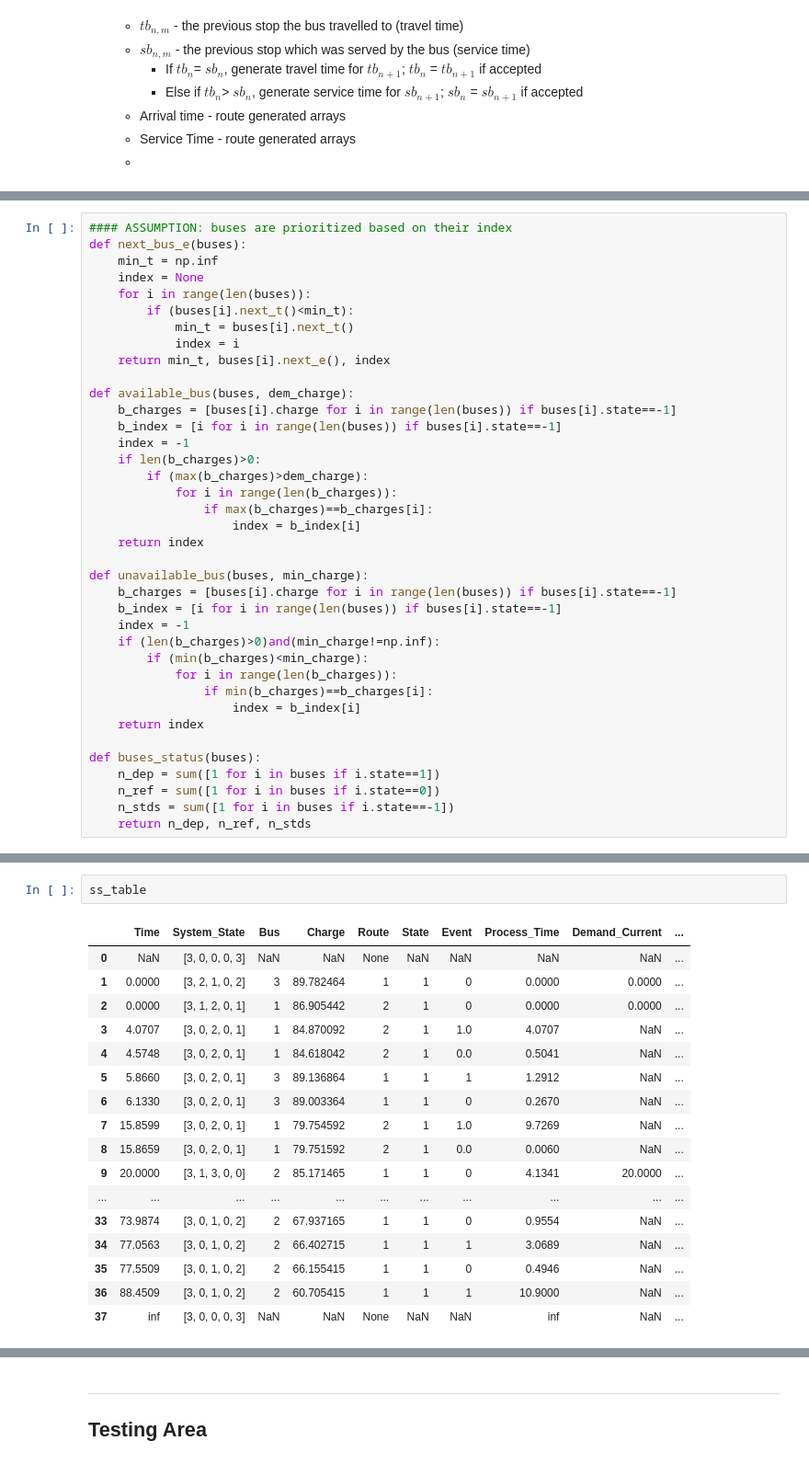
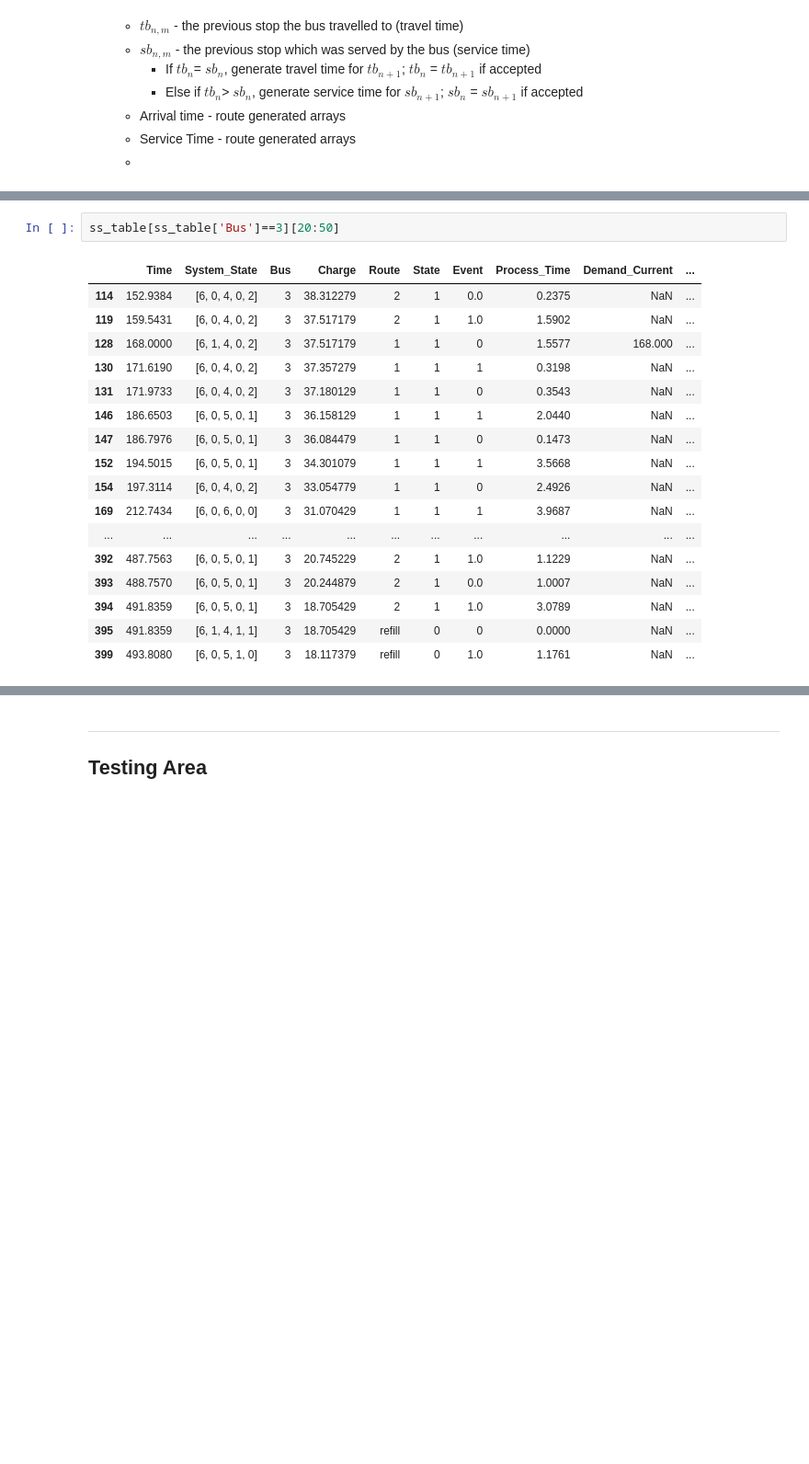
Before and after one commit to krishrao9/IOE574_Project, a Jupyter notebook: program.ipynb, the cells around one changed output, grey strips where cells are left out. Shown at 92% size. Saved outputs shown, nothing was run; the diff lists cells and outputs as text; blank space fills up the shorter version.

```diff
--- a/program.ipynb
+++ b/program.ipynb
@@ -79,39 +61 @@ routes
-# %%
-#### ASSUMPTION: buses are prioritized based on their index
-def next_bus_e(buses):
-    min_t = np.inf
-    index = None
-    for i in range(len(buses)):
-        if (buses[i].next_t()<min_t):
-            min_t = buses[i].next_t()
-            index = i
-    return min_t, buses[i].next_e(), index
-
-def available_bus(buses, dem_charge):
-    b_charges = [buses[i].charge for i in range(len(buses)) if buses[i].state==-1]
-    b_index = [i for i in range(len(buses)) if buses[i].state==-1]
-    index = -1
-    if len(b_charges)>0:
-        if (max(b_charges)>dem_charge):
-            for i in range(len(b_charges)):
-                if max(b_charges)==b_charges[i]:
-                    index = b_index[i]
-    return index
-
-def unavailable_bus(buses, min_charge):
-    b_charges = [buses[i].charge for i in range(len(buses)) if buses[i].state==-1]
-    b_index = [i for i in range(len(buses)) if buses[i].state==-1]
-    index = -1
-    if (len(b_charges)>0)and(min_charge!=np.inf):
-        if (min(b_charges)<min_charge):
-            for i in range(len(b_charges)):
-                if min(b_charges)==b_charges[i]:
-                    index = b_index[i]
-    return index
-
-def buses_status(buses):
-    n_dep = sum([1 for i in buses if i.state==1])
-    n_ref = sum([1 for i in buses if i.state==0])
-    n_stds = sum([1 for i in buses if i.state==-1])
-    return n_dep, n_ref, n_stds
 # %% [markdown]
@@ -461,23 +401,23 @@ See the caveats in the documentation: https://pandas.pydata.org/pandas-docs/stab
 # %%
-ss_table
+ss_table[ss_table['Bus']==3][20:50]
 # %% [output]
 |  | Time | System_State | Bus | Charge | Route | State | Event | Process_Time | Demand_Current | ... |
-| 0 | NaN | [3, 0, 0, 0, 3] | NaN | NaN | None | NaN | NaN | NaN | NaN | ... |
-| 1 | 0.0000 | [3, 2, 1, 0, 2] | 3 | 89.782464 | 1 | 1 | 0 | 0.0000 | 0.0000 | ... |
-| 2 | 0.0000 | [3, 1, 2, 0, 1] | 1 | 86.905442 | 2 | 1 | 0 | 0.0000 | 0.0000 | ... |
-| 3 | 4.0707 | [3, 0, 2, 0, 1] | 1 | 84.870092 | 2 | 1 | 1.0 | 4.0707 | NaN | ... |
-| 4 | 4.5748 | [3, 0, 2, 0, 1] | 1 | 84.618042 | 2 | 1 | 0.0 | 0.5041 | NaN | ... |
-| 5 | 5.8660 | [3, 0, 2, 0, 1] | 3 | 89.136864 | 1 | 1 | 1 | 1.2912 | NaN | ... |
-| 6 | 6.1330 | [3, 0, 2, 0, 1] | 3 | 89.003364 | 1 | 1 | 0 | 0.2670 | NaN | ... |
-| 7 | 15.8599 | [3, 0, 2, 0, 1] | 1 | 79.754592 | 2 | 1 | 1.0 | 9.7269 | NaN | ... |
-| 8 | 15.8659 | [3, 0, 2, 0, 1] | 1 | 79.751592 | 2 | 1 | 0.0 | 0.0060 | NaN | ... |
-| 9 | 20.0000 | [3, 1, 3, 0, 0] | 2 | 85.171465 | 1 | 1 | 0 | 4.1341 | 20.0000 | ... |
+| 114 | 152.9384 | [6, 0, 4, 0, 2] | 3 | 38.312279 | 2 | 1 | 0.0 | 0.2375 | NaN | ... |
+| 119 | 159.5431 | [6, 0, 4, 0, 2] | 3 | 37.517179 | 2 | 1 | 1.0 | 1.5902 | NaN | ... |
+| 128 | 168.0000 | [6, 1, 4, 0, 2] | 3 | 37.517179 | 1 | 1 | 0 | 1.5577 | 168.000 | ... |
+| 130 | 171.6190 | [6, 0, 4, 0, 2] | 3 | 37.357279 | 1 | 1 | 1 | 0.3198 | NaN | ... |
+| 131 | 171.9733 | [6, 0, 4, 0, 2] | 3 | 37.180129 | 1 | 1 | 0 | 0.3543 | NaN | ... |
+| 146 | 186.6503 | [6, 0, 5, 0, 1] | 3 | 36.158129 | 1 | 1 | 1 | 2.0440 | NaN | ... |
+| 147 | 186.7976 | [6, 0, 5, 0, 1] | 3 | 36.084479 | 1 | 1 | 0 | 0.1473 | NaN | ... |
+| 152 | 194.5015 | [6, 0, 5, 0, 1] | 3 | 34.301079 | 1 | 1 | 1 | 3.5668 | NaN | ... |
+| 154 | 197.3114 | [6, 0, 4, 0, 2] | 3 | 33.054779 | 1 | 1 | 0 | 2.4926 | NaN | ... |
+| 169 | 212.7434 | [6, 0, 6, 0, 0] | 3 | 31.070429 | 1 | 1 | 1 | 3.9687 | NaN | ... |
 | ... | ... | ... | ... | ... | ... | ... | ... | ... | ... | ... |
-| 33 | 73.9874 | [3, 0, 1, 0, 2] | 2 | 67.937165 | 1 | 1 | 0 | 0.9554 | NaN | ... |
-| 34 | 77.0563 | [3, 0, 1, 0, 2] | 2 | 66.402715 | 1 | 1 | 1 | 3.0689 | NaN | ... |
-| 35 | 77.5509 | [3, 0, 1, 0, 2] | 2 | 66.155415 | 1 | 1 | 0 | 0.4946 | NaN | ... |
-| 36 | 88.4509 | [3, 0, 1, 0, 2] | 2 | 60.705415 | 1 | 1 | 1 | 10.9000 | NaN | ... |
-| 37 | inf | [3, 0, 0, 0, 3] | NaN | NaN | None | NaN | NaN | inf | NaN | ... |
+| 392 | 487.7563 | [6, 0, 5, 0, 1] | 3 | 20.745229 | 2 | 1 | 1.0 | 1.1229 | NaN | ... |
+| 393 | 488.7570 | [6, 0, 5, 0, 1] | 3 | 20.244879 | 2 | 1 | 0.0 | 1.0007 | NaN | ... |
+| 394 | 491.8359 | [6, 0, 5, 0, 1] | 3 | 18.705429 | 2 | 1 | 1.0 | 3.0789 | NaN | ... |
+| 395 | 491.8359 | [6, 1, 4, 1, 1] | 3 | 18.705429 | refill | 0 | 0 | 0.0000 | NaN | ... |
+| 399 | 493.8080 | [6, 0, 5, 1, 0] | 3 | 18.117379 | refill | 0 | 1.0 | 1.1761 | NaN | ... |
 # %%
 bd_table
 # %% [output]
```
Also changed, not shown: parts of 10 cells of this notebook, 5 other files.
